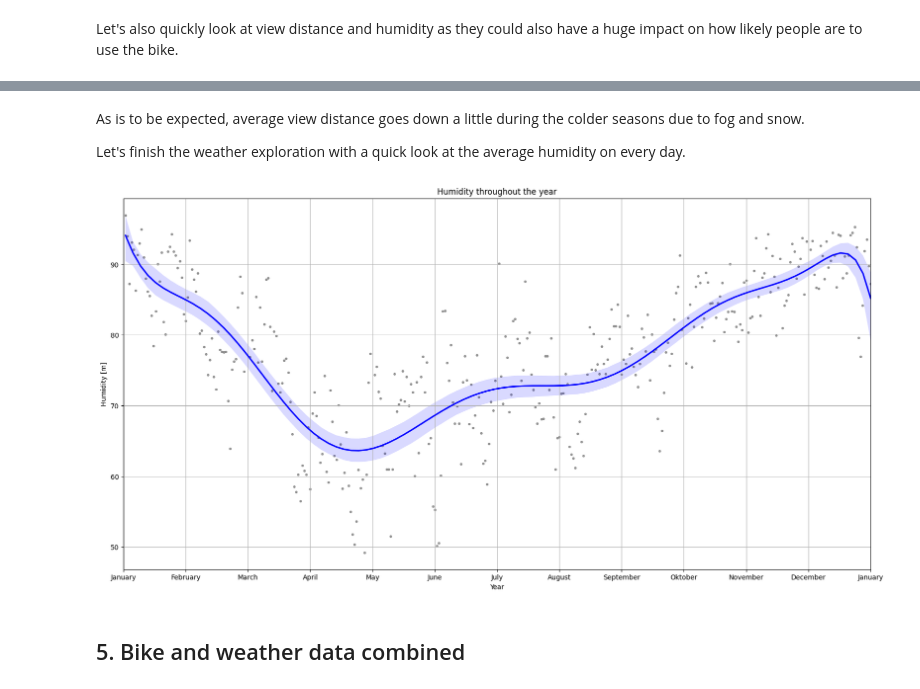
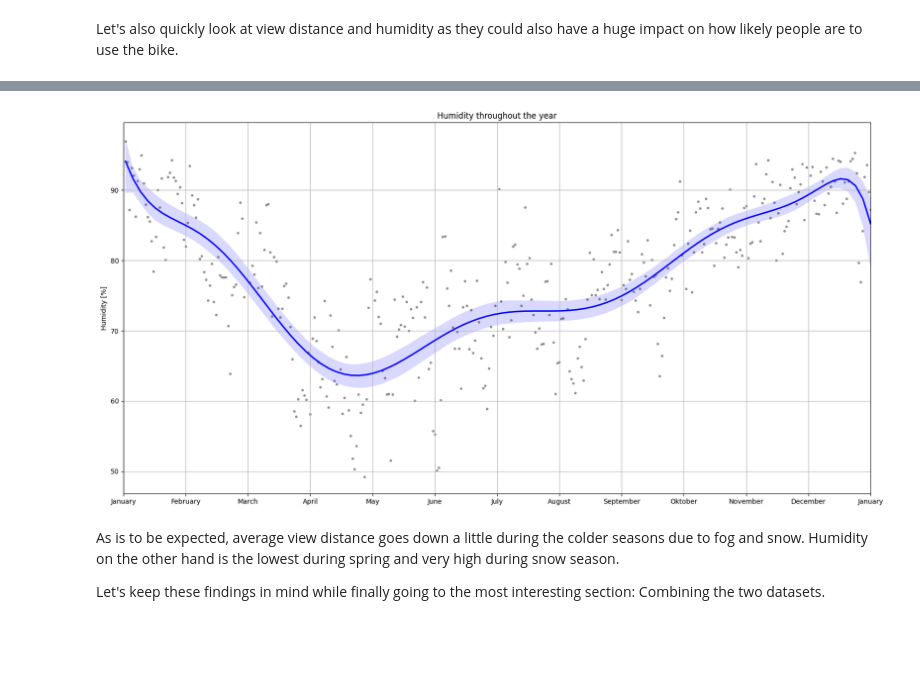
Before and after one commit to maanex/2023-amse, a Jupyter notebook: project/report.ipynb, the cells around one changed output, grey strips where cells are left out. Cells and saved outputs as stored; diff of their text form; code cells hidden in the pictures; blank space fills up the shorter version.

```diff
--- a/project/report.ipynb
+++ b/project/report.ipynb
@@ -272,21 +319,20 @@ plt.show()
+# %%
+plt.figure(figsize=(20, 10))
+
+data = weather[filter_is_right_year].groupby('date_monthday', as_index=False).mean()
+plt.xticks([ x*31 for x in range(1, 14) ], [*month_names, month_names[0]])
+plt.xlim(31, 31*13)
+sns.regplot(x=data['date_monthday'], y=data['temp_rf_tu'], marker='.', color='blue', order=10, ci=90, scatter_kws={'s':32, 'color':'.5'})
+
+plt.xlabel("")
+plt.ylabel("Humidity [%]")
+plt.title("Humidity throughout the year")
+plt.grid(True)
+plt.show()
+# %% [output]
+[figure, added]
 # %% [markdown]
 As is to be expected, average view distance goes down a little during the colder seasons due to fog and snow.
+Humidity on the other hand is the lowest during spring and very high during snow season.
 
-Let's finish the weather exploration with a quick look at the average humidity on every day.
+Let's keep these findings in mind while finally going to the most interesting section: Combining the two datasets.
-# %%
-plt.figure(figsize=(20, 10))
-
-data = weather[filter_is_right_year].groupby('date_monthday', as_index=False).mean()
-plt.xticks([ x*31 for x in range(1, 14) ], [*month_names, month_names[0]])
-plt.xlim(31, 31*13)
-sns.regplot(x=data['date_monthday'], y=data['temp_rf_tu'], marker='.', color='blue', order=10, ci=90, scatter_kws={'s':32, 'color':'.5'})
-
-plt.xlabel("Year")
-plt.ylabel("Humidity [m]")
-plt.title("Humidity throughout the year")
-plt.grid(True)
-plt.show()
-# %% [output]
-[figure, removed]
-# %% [markdown]
-## 5. Bike and weather data combined
```
Also changed, not shown: parts of 32 cells of this notebook, 2 other files.
